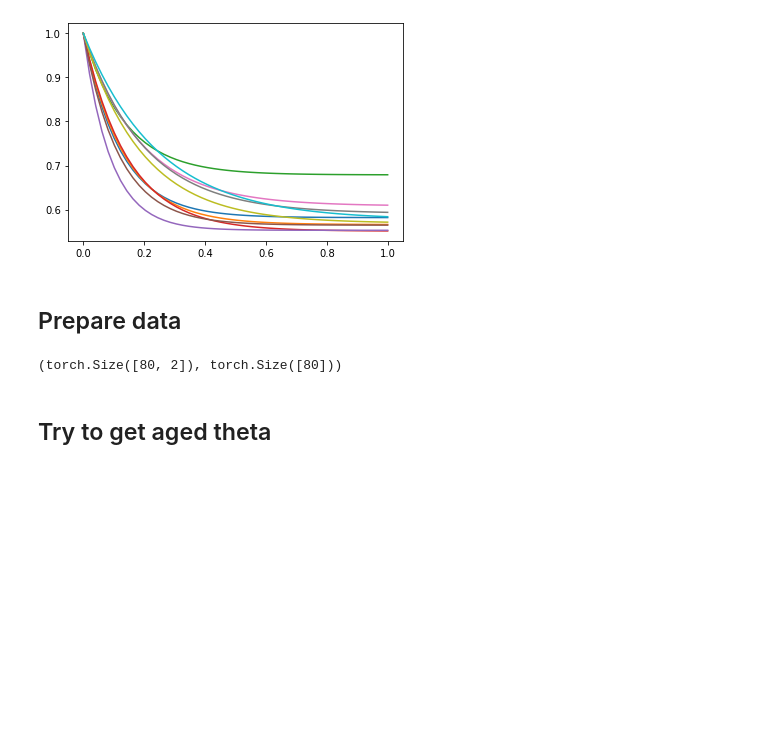
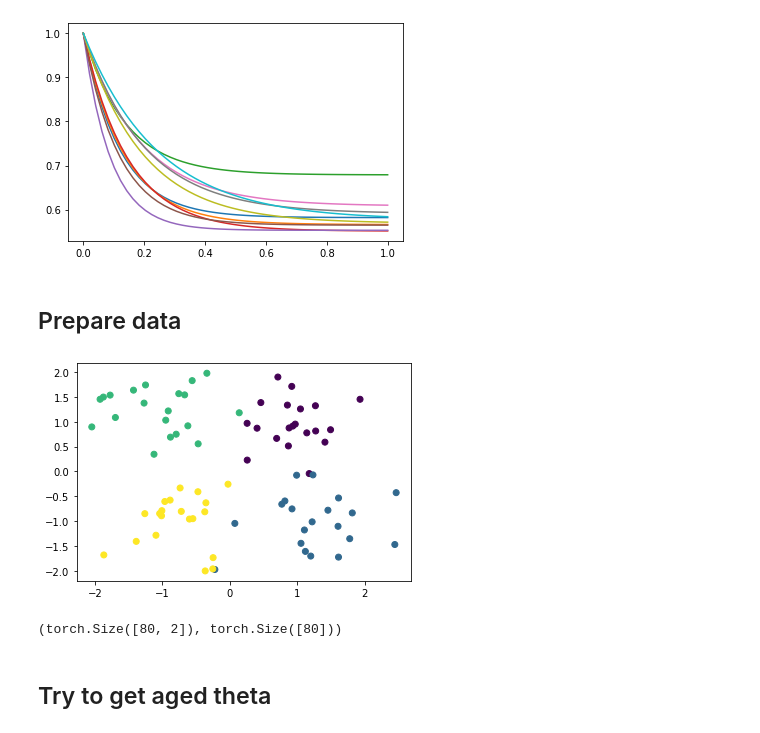
Before and after one commit to Neuromophic/Aging-aware-training, a Jupyter notebook: AgingAwareTraining.ipynb, the cells around one changed output. Drawn from its saved outputs; the diff is of its cells as text; code cells hidden in the pictures; blank space fills up the shorter version.

```diff
--- a/AgingAwareTraining.ipynb
+++ b/AgingAwareTraining.ipynb
@@ -97,12 +97,13 @@ for k in age_models:
 # %% [markdown]
 ## Prepare data
 # %%
-X, Y = data.GenerateData()
+X, Y = data.GenerateData(var=0.5, plot=True)
 X, Y = X.T, Y.T.flatten()
 x, y = torch.from_numpy(X).type(torch.FloatTensor), torch.from_numpy(Y).type(torch.LongTensor)
 x, y = Variable(x), Variable(y)
 x.shape, y.shape
 # %% [output]
+[figure, added]
 (torch.Size([80, 2]), torch.Size([80]))
 # %% [markdown]
 ## Try to get aged theta
```
Also changed, not shown: parts of 7 cells of this notebook, 3 other files.
